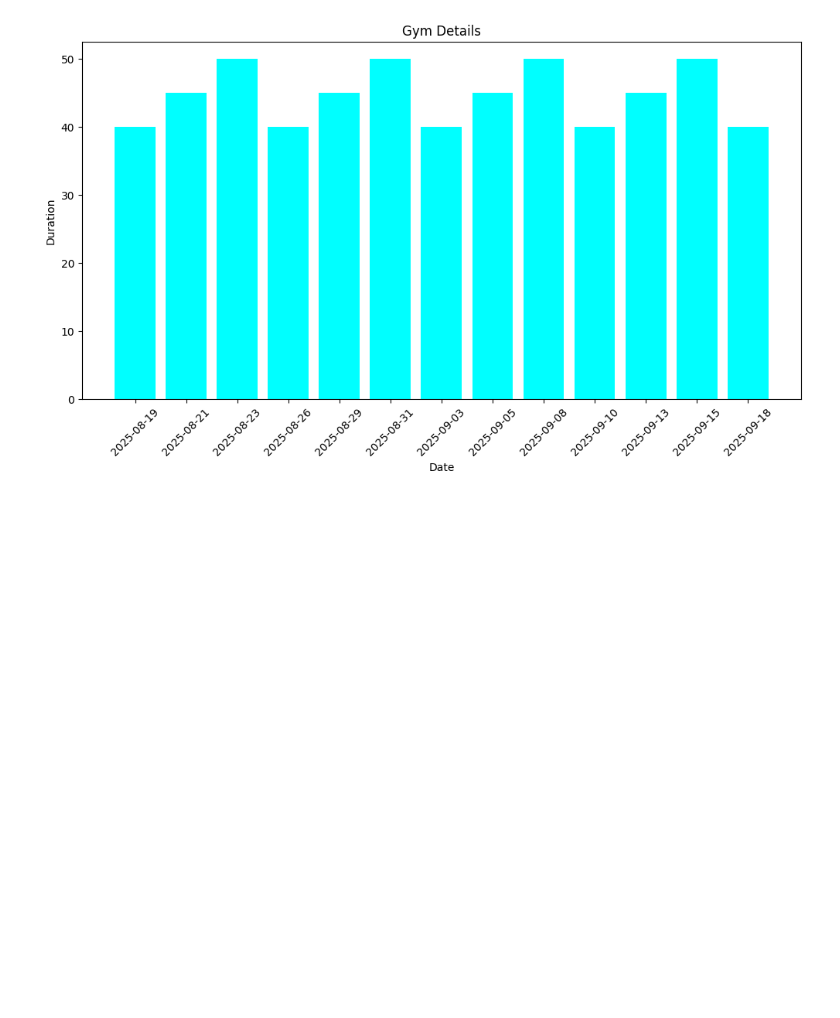
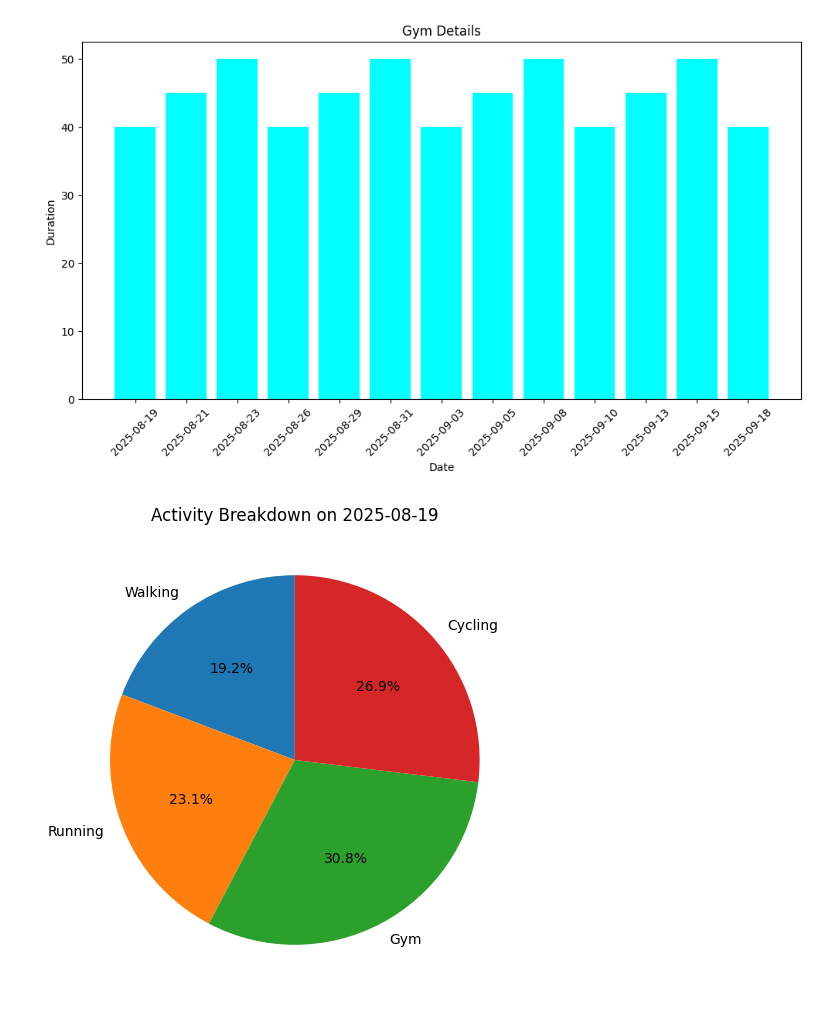
Before and after one commit to Nazihahaha/Fitness-Tracker, a Jupyter notebook: main.ipynb, the cells around one changed output. Saved outputs shown, nothing was run; the diff lists cells and outputs as text; code cells hidden in the pictures; blank space fills up the shorter version.

Commit message:
Add date selection and daily data filtering
Added code to select a specific date and filter the DataFrame for that date. Also executed a cell to display a plot for the selected day's data.

```diff
--- a/main.ipynb
+++ b/main.ipynb
@@ -83,3 +83,15 @@ plt.xticks(rotation=45)
 plt.show()
 # %% [output]
 [figure]
+# %%
+selected_date = '2025-08-19'
+day_df = df[df['Date'] == selected_date]
+# %%
+
+plt.figure(figsize=(6,6))
+plt.pie(day_df["Duration"], labels=day_df["Activity"],
+        autopct='%1.1f%%', startangle=90)
+plt.title(f"Activity Breakdown on {selected_date}")
+plt.show()
+# %% [output]
+[figure, added]
```
